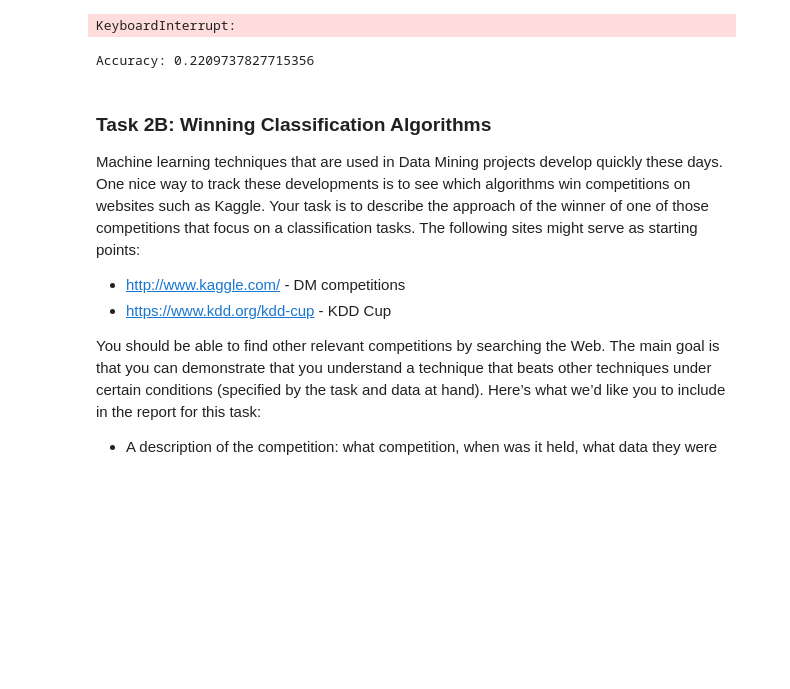
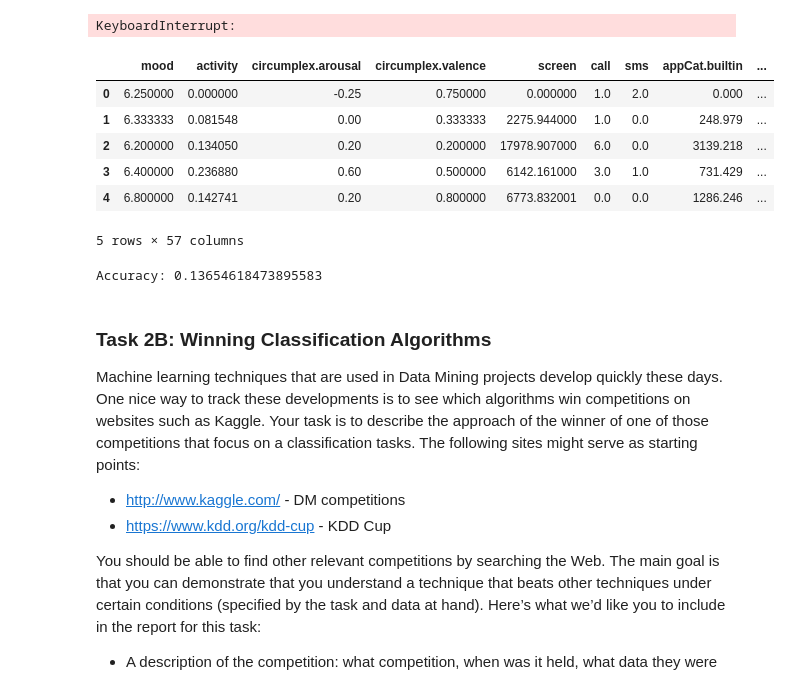
Before and after one commit to moosmiddelkoop/DMT-1, a Jupyter notebook: Assignment_1.ipynb, the cells around one changed output. Cells and saved outputs as stored; diff of their text form; code cells hidden in the pictures; blank space fills up the shorter version.

```diff
--- a/Assignment_1.ipynb
+++ b/Assignment_1.ipynb
@@ -718,29 +697,42 @@ KeyboardInterrupt:
 # %%
 # import required packages
 # Modelling
 from sklearn.ensemble import RandomForestClassifier
 from sklearn.metrics import accuracy_score, confusion_matrix, precision_score, recall_score, ConfusionMatrixDisplay
 from sklearn.model_selection import RandomizedSearchCV, train_test_split
 from scipy.stats import randint
 
 # Tree Visualisation
 from sklearn.tree import export_graphviz
 from IPython.display import Image
 
+final_features = pd.read_csv('data/final.csv')
+final_features = final_features.drop(columns=['Unnamed: 0'])
+display(final_features.head())
 
 # Split the data into training and test sets
 X_train, X_test, y_train, y_test = train_test_split(final_features, target, test_size=0.2)
 
 ## FITTING THE MODEL
 # Create a random forest classifier
-rf = RandomForestClassifier()
-rf.fit(X_train, y_train)
+# rf = RandomForestClassifier()
+# rf.fit(X_train, y_train)
+
+# Create a decision tree
+
 
 # Predict the labels of the test set and test accuracy
 y_pred = rf.predict(X_test)
 print(f"Accuracy: {accuracy_score(y_test, y_pred)}")
 # %% [output]
+|  | mood | activity | circumplex.arousal | circumplex.valence | screen | call | sms | appCat.builtin | ... |
+| 0 | 6.250000 | 0.000000 | -0.25 | 0.750000 | 0.000000 | 1.0 | 2.0 | 0.000 | ... |
+| 1 | 6.333333 | 0.081548 | 0.00 | 0.333333 | 2275.944000 | 1.0 | 0.0 | 248.979 | ... |
+| 2 | 6.200000 | 0.134050 | 0.20 | 0.200000 | 17978.907000 | 6.0 | 0.0 | 3139.218 | ... |
+| 3 | 6.400000 | 0.236880 | 0.60 | 0.500000 | 6142.161000 | 3.0 | 1.0 | 731.429 | ... |
+| 4 | 6.800000 | 0.142741 | 0.20 | 0.800000 | 6773.832001 | 0.0 | 0.0 | 1286.246 | ... |
-Accuracy: 0.2209737827715356
+5 rows × 57 columns
+Accuracy: 0.13654618473895583
 # %% [markdown]
 ### Task 2B: Winning Classification Algorithms
 
```
Also changed, not shown: parts of 8 cells of this notebook.
